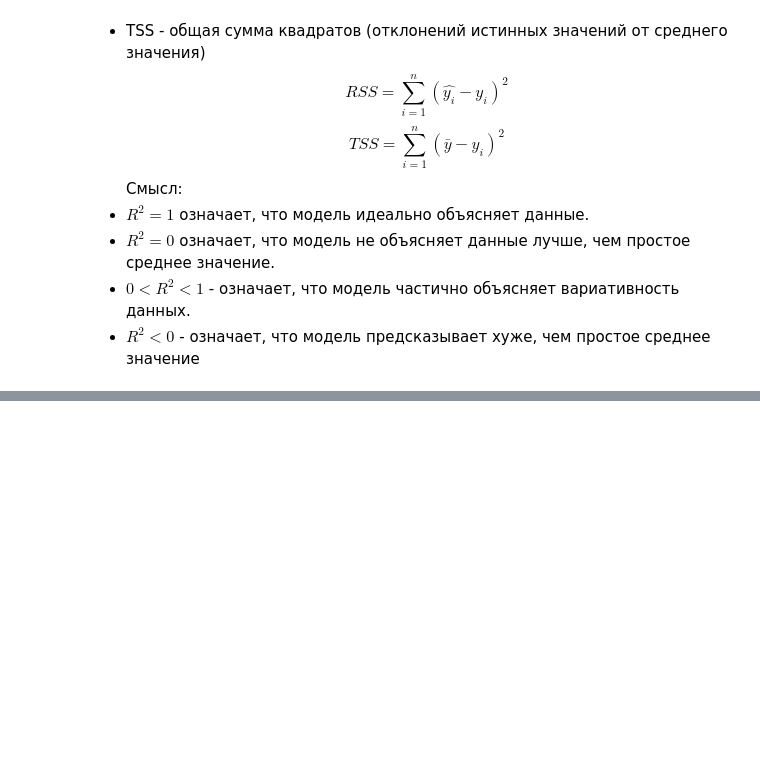
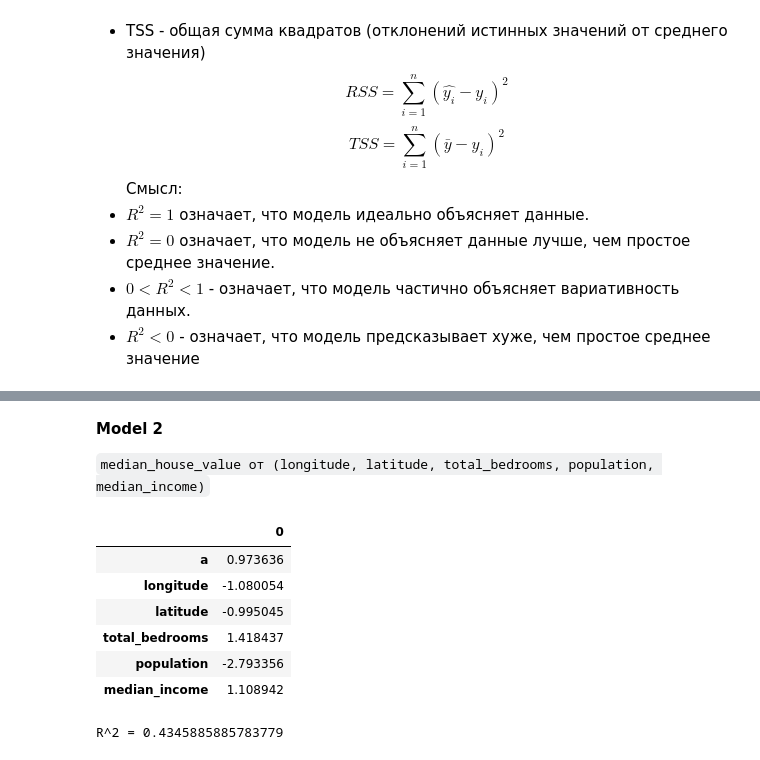
Before and after one commit to Kliodt/AI-systems-labs, a Jupyter notebook: lab-3.ipynb, the cells around one changed output, grey strips where cells are left out. Drawn from its saved outputs; the diff is of its cells as text; code cells hidden in the pictures; blank space fills up the shorter version.

```diff
--- a/lab-3.ipynb
+++ b/lab-3.ipynb
@@ -223,0 +236,37 @@ R^2 = 0.4437700075464214
+# %% [markdown]
+**Model 2**
+
+`median_house_value от (longitude, latitude, total_bedrooms, population, median_income)`
+# %%
+# Model 2
+
+learnDataModel_2 = np.transpose([trainData[0], trainData[1], trainData[4], trainData[5], trainData[7]]) # берем нужные столбцы
+parameters_2 = ['a', headers[0], headers[1], headers[4], headers[5], headers[7]]
+
+model_2 = getModel(learnDataModel_2, trainData[8])
+
+pd.DataFrame(model_2, index=parameters_2)
+# %% [output]
+|  | 0 |
+| a | 0.973636 |
+| longitude | -1.080054 |
+| latitude | -0.995045 |
+| total_bedrooms | 1.418437 |
+| population | -2.793356 |
+| median_income | 1.108942 |
+# %%
+# Model 2
+testDataModel_2 = np.transpose([testData[0], testData[1], testData[4], testData[5], testData[7]]) # берем нужные столбцы
+realValuesModel_2 = testData[8]
+
+rss = 0
+tss = 0
+avgValue = sum(realValuesModel_2) / len(realValuesModel_2)
+for i in range(len(testDataModel_2)):
+    value = predict(model_2, testDataModel_2[i])
+    rss += (value - realValuesModel_2[i])**2
+    tss += (value - avgValue)**2
+
+print(f"R^2 = {1-(rss/tss)}")
+# %% [output]
+R^2 = 0.4345885885783779
```
Also changed, not shown: parts of 9 cells of this notebook, 1 other file.
